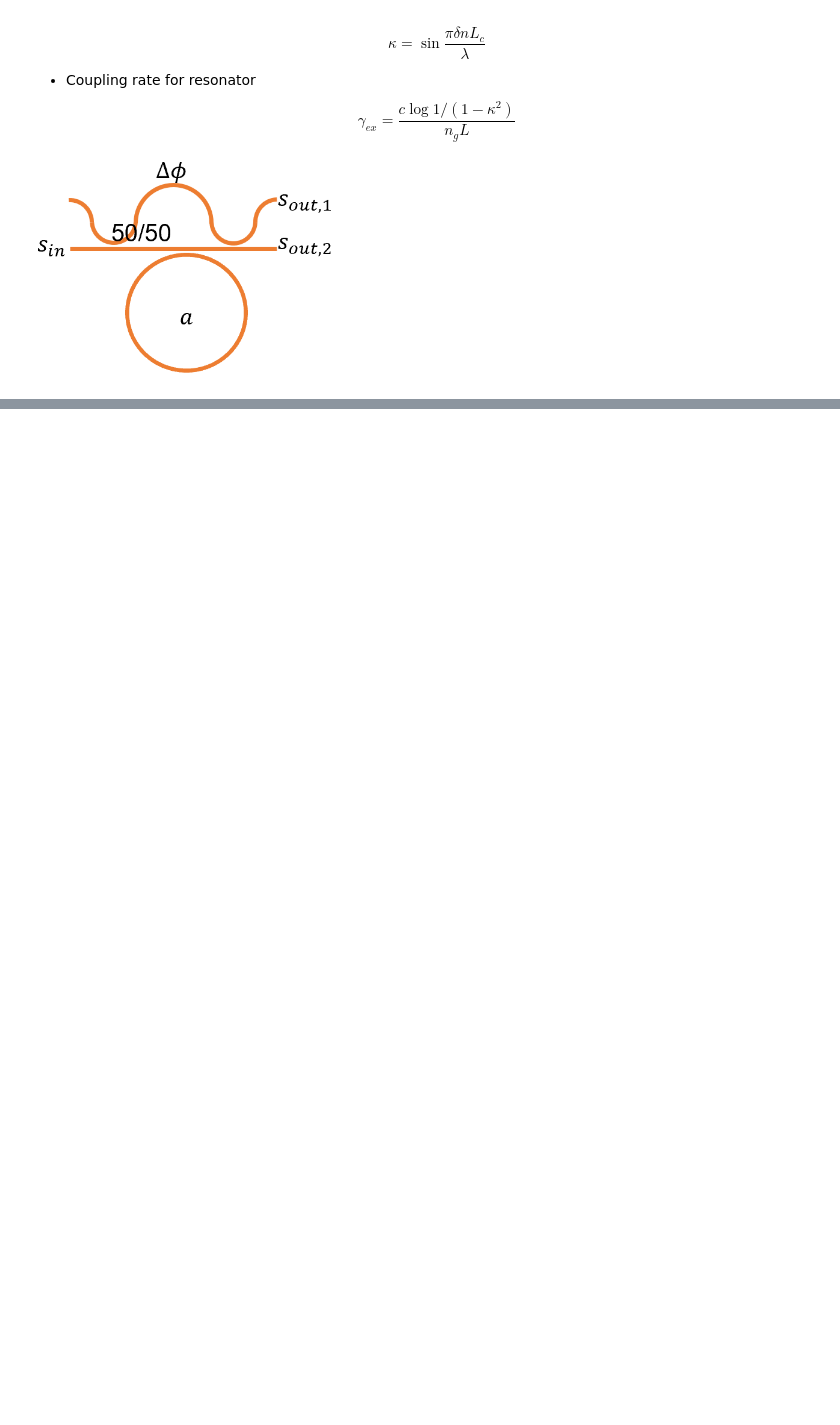
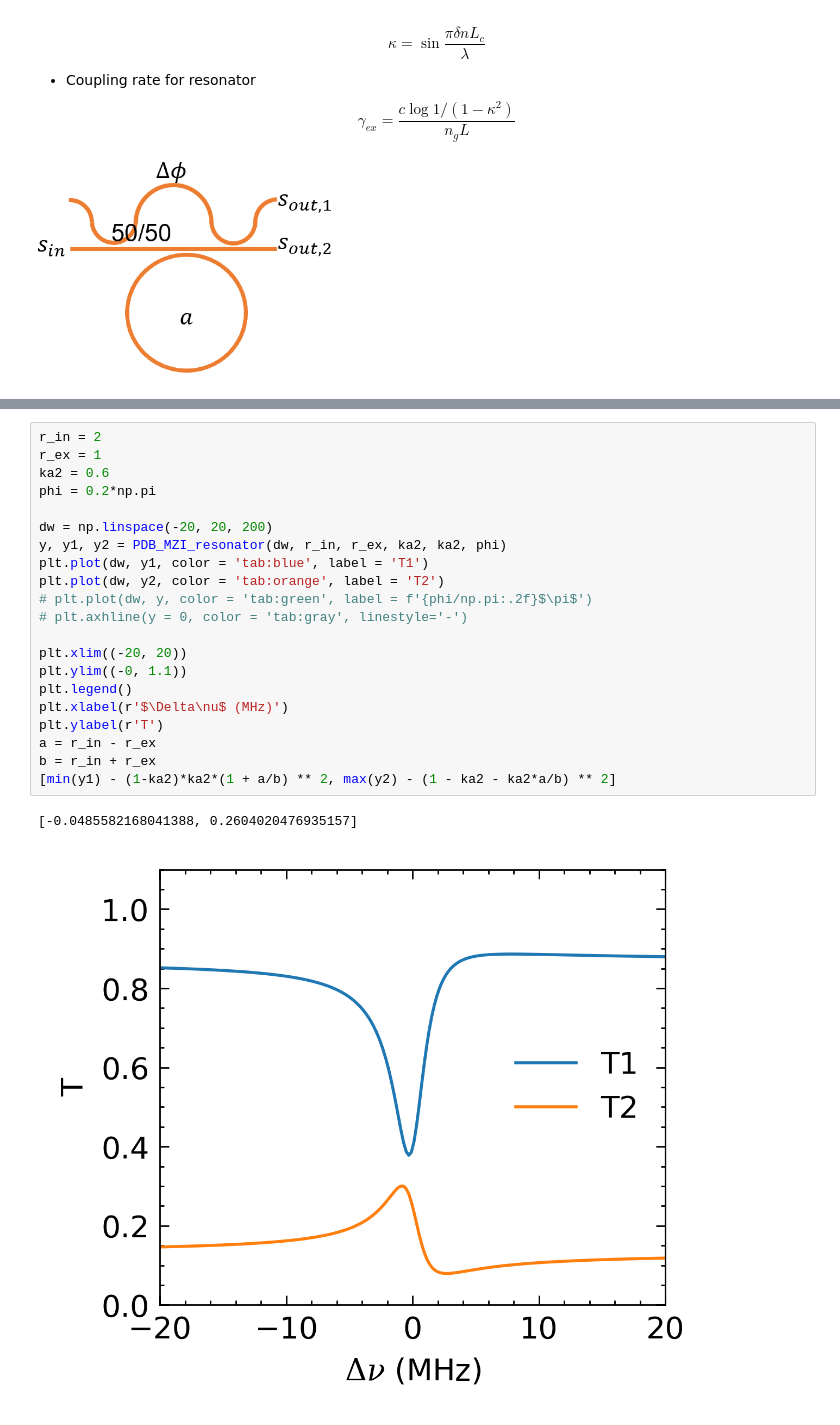
Before and after one commit to kaikai-liu/pyphotonicsims, a Jupyter notebook: notebook/3-coupled-resonator-simulation/MZI-resonator-PDH.ipynb, the cells around one changed output, grey strips where cells are left out. Cells and saved outputs as stored; diff of their text form; blank space fills up the shorter version.

```diff
--- a/notebook/3-coupled-resonator-simulation/MZI-resonator-PDH.ipynb
+++ b/notebook/3-coupled-resonator-simulation/MZI-resonator-PDH.ipynb
@@ -45,0 +46,24 @@ plt.legend(legs)
+# %%
+r_in = 2
+r_ex = 1
+ka2 = 0.6
+phi = 0.2*np.pi
+
+dw = np.linspace(-20, 20, 200)
+y, y1, y2 = PDB_MZI_resonator(dw, r_in, r_ex, ka2, ka2, phi)
+plt.plot(dw, y1, color = 'tab:blue', label = 'T1')
+plt.plot(dw, y2, color = 'tab:orange', label = 'T2')
+# plt.plot(dw, y, color = 'tab:green', label = f'{phi/np.pi:.2f}$\pi$')
+# plt.axhline(y = 0, color = 'tab:gray', linestyle='-')
+
+plt.xlim((-20, 20))
+plt.ylim((-0, 1.1))
+plt.legend()
+plt.xlabel(r'$\Delta\nu$ (MHz)')
+plt.ylabel(r'T')
+a = r_in - r_ex
+b = r_in + r_ex
+[min(y1) - (1-ka2)*ka2*(1 + a/b) ** 2, max(y2) - (1 - ka2 - ka2*a/b) ** 2]
+# %% [output]
+[-0.0485582168041388, 0.2604020476935157]
+[figure, added]
```
Also changed, not shown: parts of 3 cells of this notebook, 11 other files.
